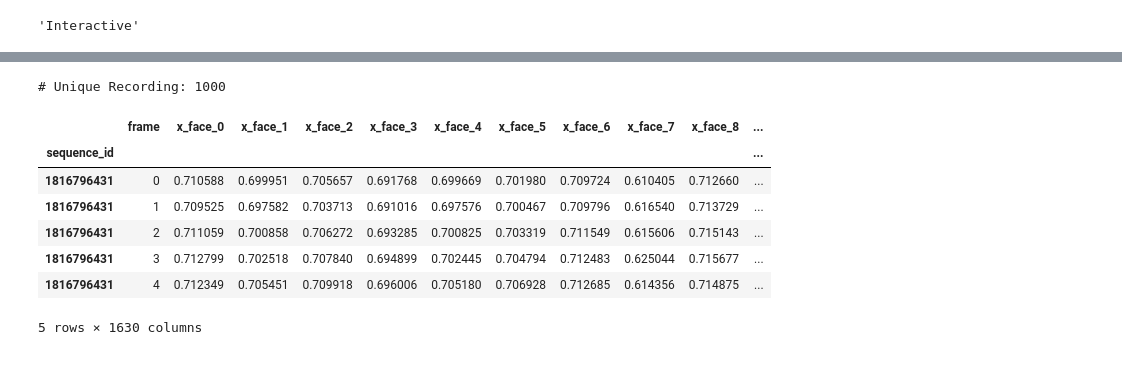
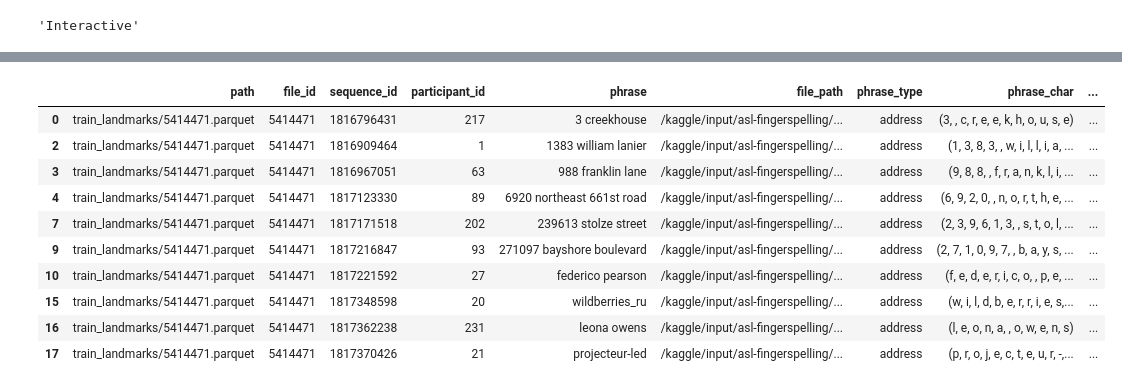
Before and after one commit to Nekoiii/Kaggle_notebook, a Jupyter notebook: sign-language-fingerspelling-recognition.ipynb, the cells around one changed output, grey strips where cells are left out. Drawn from its saved outputs; the diff is of its cells as text; code cells hidden in the pictures.

```diff
--- a/sign-language-fingerspelling-recognition.ipynb
+++ b/sign-language-fingerspelling-recognition.ipynb
@@ -181,21 +160,14 @@ plt.show()
-# %%
-# supplemental_landmarks_path='/kaggle/input/asl-fingerspelling/supplemental_landmarks'
-# test_path='/kaggle/input/asl-fingerspelling/supplemental_landmarks/1032110484.parquet'
-# data = pd.read_parquet(test_path)
-# data.head()
-
-example_parquet_df=pd.read_parquet(train['file_path'][0])
-# Each parquet file contains 1000 recordings
-print(f'# Unique Recording: {example_parquet_df.index.nunique()}')
-
-example_parquet_df.head()
-# %% [output]
-# Unique Recording: 1000
-|  | frame | x_face_0 | x_face_1 | x_face_2 | x_face_3 | x_face_4 | x_face_5 | x_face_6 | x_face_7 | x_face_8 | ... |
-| sequence_id |  |  |  |  |  |  |  |  |  |  | ... |
-| 1816796431 | 0 | 0.710588 | 0.699951 | 0.705657 | 0.691768 | 0.699669 | 0.701980 | 0.709724 | 0.610405 | 0.712660 | ... |
-| 1816796431 | 1 | 0.709525 | 0.697582 | 0.703713 | 0.691016 | 0.697576 | 0.700467 | 0.709796 | 0.616540 | 0.713729 | ... |
-| 1816796431 | 2 | 0.711059 | 0.700858 | 0.706272 | 0.693285 | 0.700825 | 0.703319 | 0.711549 | 0.615606 | 0.715143 | ... |
-| 1816796431 | 3 | 0.712799 | 0.702518 | 0.707840 | 0.694899 | 0.702445 | 0.704794 | 0.712483 | 0.625044 | 0.715677 | ... |
-| 1816796431 | 4 | 0.712349 | 0.705451 | 0.709918 | 0.696006 | 0.705180 | 0.706928 | 0.712685 | 0.614356 | 0.714875 | ... |
-5 rows × 1630 columns
+# %%
+train[train['phrase_type'].isin(['address'])].head(10)
+# %% [output]
+|  | path | file_id | sequence_id | participant_id | phrase | file_path | phrase_type | phrase_char | ... |
+| 0 | train_landmarks/5414471.parquet | 5414471 | 1816796431 | 217 | 3 creekhouse | /kaggle/input/asl-fingerspelling/... | address | (3, , c, r, e, e, k, h, o, u, s, e) | ... |
+| 2 | train_landmarks/5414471.parquet | 5414471 | 1816909464 | 1 | 1383 william lanier | /kaggle/input/asl-fingerspelling/... | address | (1, 3, 8, 3, , w, i, l, l, i, a, ... | ... |
+| 3 | train_landmarks/5414471.parquet | 5414471 | 1816967051 | 63 | 988 franklin lane | /kaggle/input/asl-fingerspelling/... | address | (9, 8, 8, , f, r, a, n, k, l, i, ... | ... |
+| 4 | train_landmarks/5414471.parquet | 5414471 | 1817123330 | 89 | 6920 northeast 661st road | /kaggle/input/asl-fingerspelling/... | address | (6, 9, 2, 0, , n, o, r, t, h, e, ... | ... |
+| 7 | train_landmarks/5414471.parquet | 5414471 | 1817171518 | 202 | 239613 stolze street | /kaggle/input/asl-fingerspelling/... | address | (2, 3, 9, 6, 1, 3, , s, t, o, l, ... | ... |
+| 9 | train_landmarks/5414471.parquet | 5414471 | 1817216847 | 93 | 271097 bayshore boulevard | /kaggle/input/asl-fingerspelling/... | address | (2, 7, 1, 0, 9, 7, , b, a, y, s, ... | ... |
+| 10 | train_landmarks/5414471.parquet | 5414471 | 1817221592 | 27 | federico pearson | /kaggle/input/asl-fingerspelling/... | address | (f, e, d, e, r, i, c, o, , p, e, ... | ... |
+| 15 | train_landmarks/5414471.parquet | 5414471 | 1817348598 | 20 | wildberries_ru | /kaggle/input/asl-fingerspelling/... | address | (w, i, l, d, b, e, r, r, i, e, s,... | ... |
+| 16 | train_landmarks/5414471.parquet | 5414471 | 1817362238 | 231 | leona owens | /kaggle/input/asl-fingerspelling/... | address | (l, e, o, n, a, , o, w, e, n, s) | ... |
+| 17 | train_landmarks/5414471.parquet | 5414471 | 1817370426 | 21 | projecteur-led | /kaggle/input/asl-fingerspelling/... | address | (p, r, o, j, e, c, t, e, u, r, -,... | ... |
```
Also changed, not shown: parts of 14 cells of this notebook.
